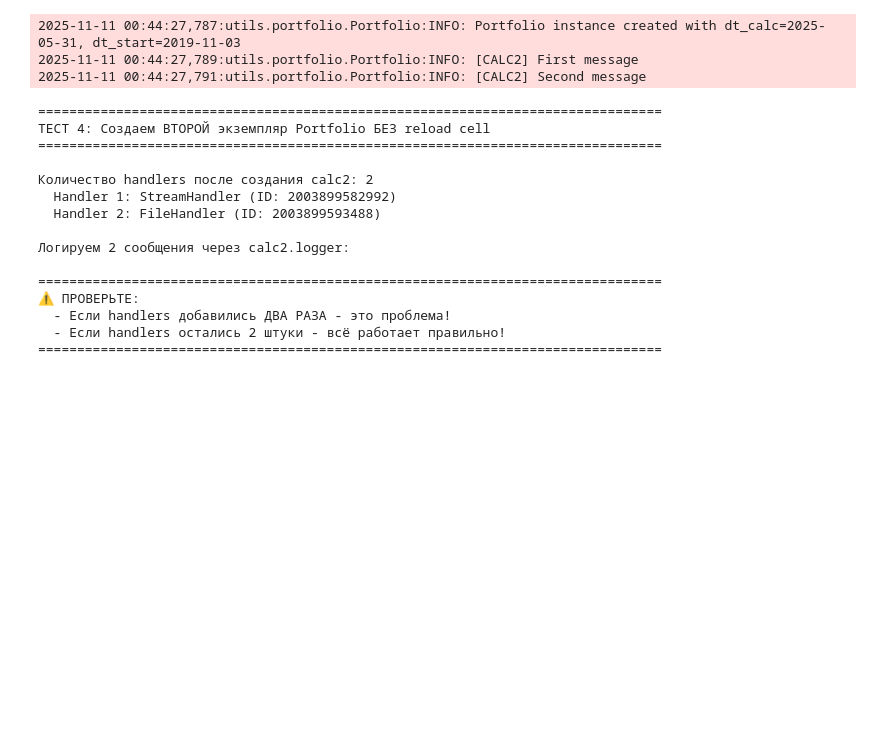
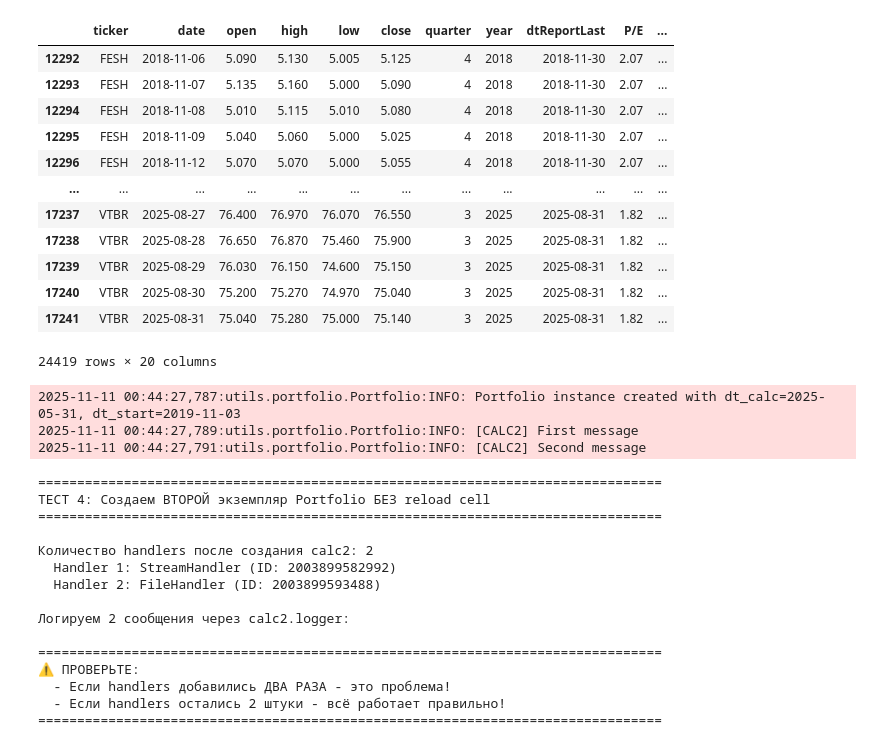
Before and after one commit to MaximKiryakin/Diploma, a Jupyter notebook: masters/main.ipynb, the cells around one changed output. Cells and saved outputs as stored; diff of their text form; code cells hidden in the pictures; blank space fills up the shorter version.

```diff
--- a/masters/main.ipynb
+++ b/masters/main.ipynb
@@ -138,5 +155,0 @@ calc = calc.log_system_info()
-# %%
-calc = calc.load_stock_data(
-    use_backup_data=True,                                 # загружать данные из backup копии
-    create_backup=False                                   # обновить backup копию
-)
@@ -145,2 +155,0 @@ calc = calc.load_stock_data(
-# %%
-calc = calc.load_multipliers()                                   # выделить мультипликаторы из МСФО
@@ -226,3 +156,19 @@ print("=" * 80)
+# %%
+calc.d['portfolio']
+# %% [output]
+|  | ticker | date | open | high | low | close | quarter | year | dtReportLast | P/E | ... |
+| 12292 | FESH | 2018-11-06 | 5.090 | 5.130 | 5.005 | 5.125 | 4 | 2018 | 2018-11-30 | 2.07 | ... |
+| 12293 | FESH | 2018-11-07 | 5.135 | 5.160 | 5.000 | 5.090 | 4 | 2018 | 2018-11-30 | 2.07 | ... |
+| 12294 | FESH | 2018-11-08 | 5.010 | 5.115 | 5.010 | 5.080 | 4 | 2018 | 2018-11-30 | 2.07 | ... |
+| 12295 | FESH | 2018-11-09 | 5.040 | 5.060 | 5.000 | 5.025 | 4 | 2018 | 2018-11-30 | 2.07 | ... |
+| 12296 | FESH | 2018-11-12 | 5.070 | 5.070 | 5.000 | 5.055 | 4 | 2018 | 2018-11-30 | 2.07 | ... |
+| ... | ... | ... | ... | ... | ... | ... | ... | ... | ... | ... | ... |
+| 17237 | VTBR | 2025-08-27 | 76.400 | 76.970 | 76.070 | 76.550 | 3 | 2025 | 2025-08-31 | 1.82 | ... |
+| 17238 | VTBR | 2025-08-28 | 76.650 | 76.870 | 75.460 | 75.900 | 3 | 2025 | 2025-08-31 | 1.82 | ... |
+| 17239 | VTBR | 2025-08-29 | 76.030 | 76.150 | 74.600 | 75.150 | 3 | 2025 | 2025-08-31 | 1.82 | ... |
+| 17240 | VTBR | 2025-08-30 | 75.200 | 75.270 | 74.970 | 75.040 | 3 | 2025 | 2025-08-31 | 1.82 | ... |
+| 17241 | VTBR | 2025-08-31 | 75.040 | 75.280 | 75.000 | 75.140 | 3 | 2025 | 2025-08-31 | 1.82 | ... |
+24419 rows × 20 columns
 # %%
 # 🧪 ТЕСТ 4: Что происходит при ПОВТОРНОМ создании Portfolio без reload?
 print("=" * 80)
```
Also changed, not shown: parts of 22 cells of this notebook.
